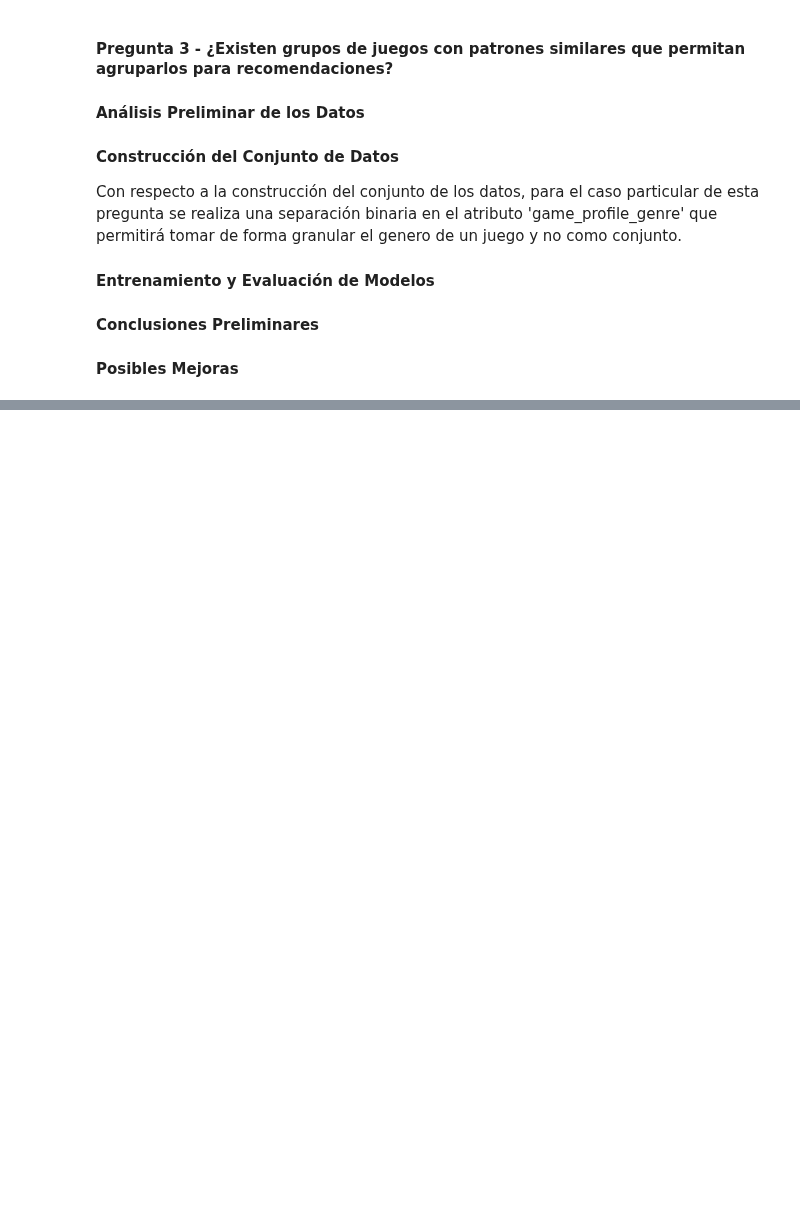
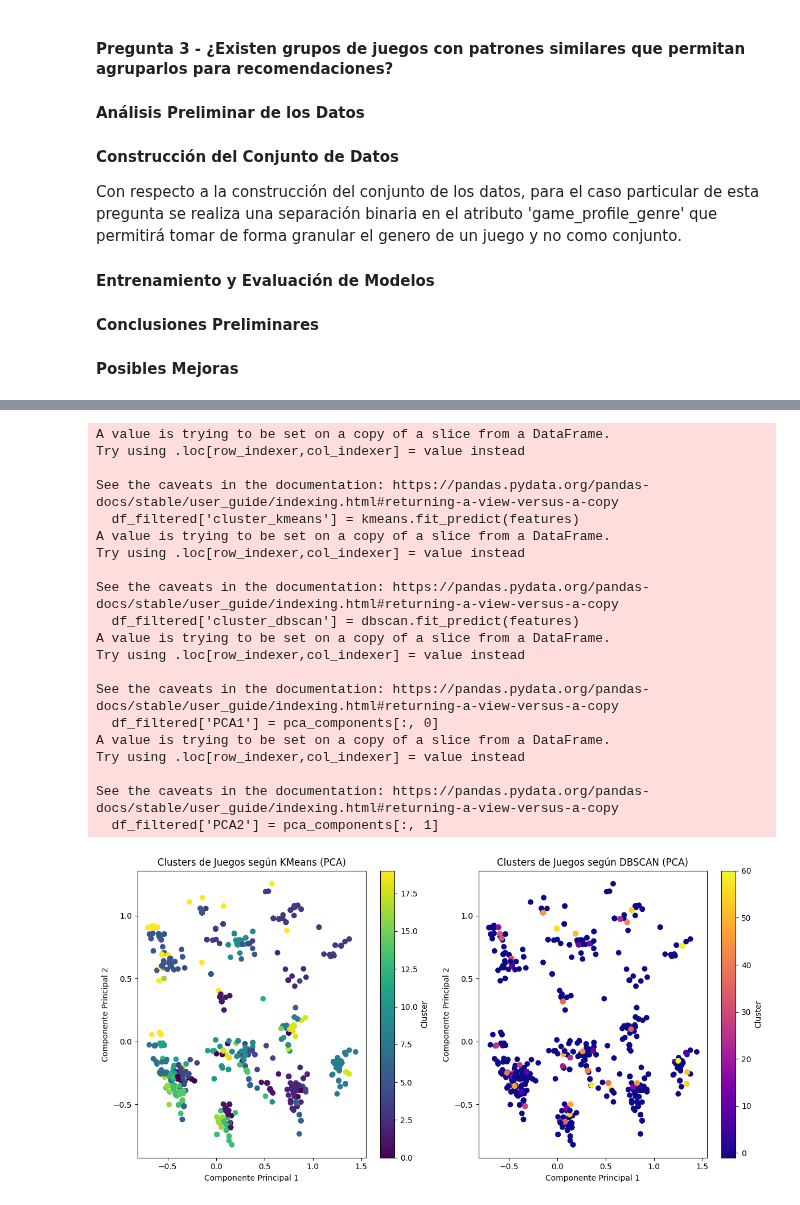
Before and after one commit to SebaSalasLvd/proyecto-mineria, a Jupyter notebook: hito-2/resultados_prelim.ipynb, the cells around one changed output, grey strips where cells are left out. Cells and saved outputs as stored; diff of their text form; code cells hidden in the pictures; blank space fills up the shorter version.

```diff
--- a/hito-2/resultados_prelim.ipynb
+++ b/hito-2/resultados_prelim.ipynb
@@ -99,0 +72,76 @@ plt.show()
+# %%
+from sklearn.decomposition import PCA
+import matplotlib.pyplot as plt
+from sklearn.cluster import KMeans, DBSCAN
+
+# aplicamos kmeans
+kmeans = KMeans(n_clusters=20, random_state=0)
+df_filtered['cluster_kmeans'] = kmeans.fit_predict(features)
+
+# aplicamos dbscan
+dbscan = DBSCAN(eps=0.5, min_samples=5)
+df_filtered['cluster_dbscan'] = dbscan.fit_predict(features)
+
+# reducimos dimensiones para graficar y ver los clusters
+pca = PCA(n_components=2)
+pca_components = pca.fit_transform(features)
+
+df_filtered['PCA1'] = pca_components[:, 0]
+df_filtered['PCA2'] = pca_components[:, 1]
+
+
+plt.figure(figsize=(12, 6))
+
+# grfico pca
+plt.subplot(1, 2, 1)
+plt.scatter(df_filtered['PCA1'], df_filtered['PCA2'], c=df_filtered['cluster_kmeans'], cmap='viridis')
+plt.title('Clusters de Juegos según KMeans (PCA)')
+plt.xlabel('Componente Principal 1')
+plt.ylabel('Componente Principal 2')
+plt.colorbar(label='Cluster')
+
+# grafico dbscan
+plt.subplot(1, 2, 2)
+plt.scatter(df_filtered['PCA1'], df_filtered['PCA2'], c=df_filtered['cluster_dbscan'], cmap='plasma')
+plt.title('Clusters de Juegos según DBSCAN (PCA)')
+plt.xlabel('Componente Principal 1')
+plt.ylabel('Componente Principal 2')
+plt.colorbar(label='Cluster')
+
+plt.tight_layout()
+plt.show()
+
+# funcion que nos permite ver los nombres asociados a un cluster particular
+def juegos_por_cluster(df, cluster_num, type='dbscan'):
+    juegos_cluster = df[df[f'cluster_{type}'] == cluster_num]['game_game_name']
+
+    if juegos_cluster.empty:
+        print(f"No se encontraron juegos en el cluster {cluster_num}.")
+    else:
+        print(f"Juegos en el cluster {cluster_num}, usando {type}:")
+        for juego in juegos_cluster:
+            print(f"- {juego}")
+
+juegos_por_cluster(df_filtered, 5, 'kmeans')
+# %% [output]
+A value is trying to be set on a copy of a slice from a DataFrame.
+Try using .loc[row_indexer,col_indexer] = value instead
+
+See the caveats in the documentation: https://pandas.pydata.org/pandas-docs/stable/user_guide/indexing.html#returning-a-view-versus-a-copy
+  df_filtered['cluster_kmeans'] = kmeans.fit_predict(features)
+A value is trying to be set on a copy of a slice from a DataFrame.
+Try using .loc[row_indexer,col_indexer] = value instead
+
+See the caveats in the documentation: https://pandas.pydata.org/pandas-docs/stable/user_guide/indexing.html#returning-a-view-versus-a-copy
+  df_filtered['cluster_dbscan'] = dbscan.fit_predict(features)
+A value is trying to be set on a copy of a slice from a DataFrame.
+Try using .loc[row_indexer,col_indexer] = value instead
+
+See the caveats in the documentation: https://pandas.pydata.org/pandas-docs/stable/user_guide/indexing.html#returning-a-view-versus-a-copy
+  df_filtered['PCA1'] = pca_components[:, 0]
+A value is trying to be set on a copy of a slice from a DataFrame.
+Try using .loc[row_indexer,col_indexer] = value instead
+
+See the caveats in the documentation: https://pandas.pydata.org/pandas-docs/stable/user_guide/indexing.html#returning-a-view-versus-a-copy
+  df_filtered['PCA2'] = pca_components[:, 1]
+[figure, added]
```
Also changed, not shown: parts of 5 cells of this notebook.
